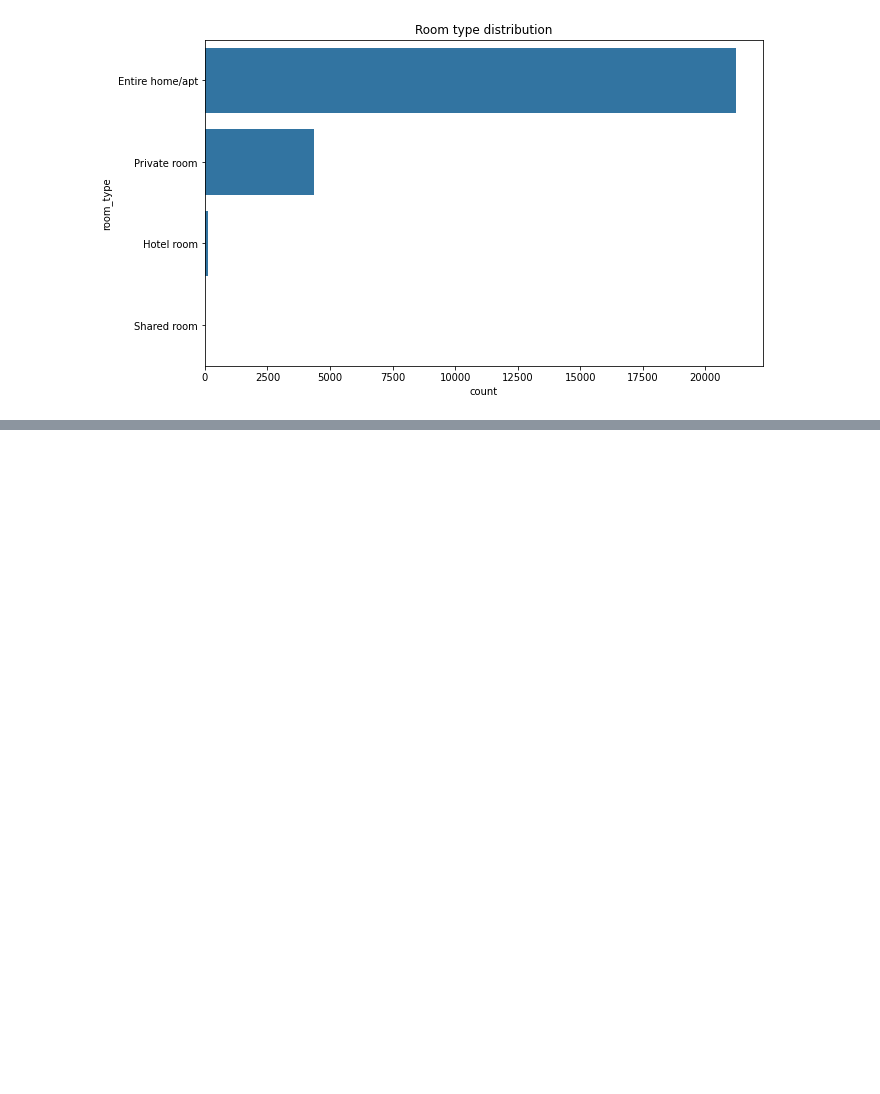
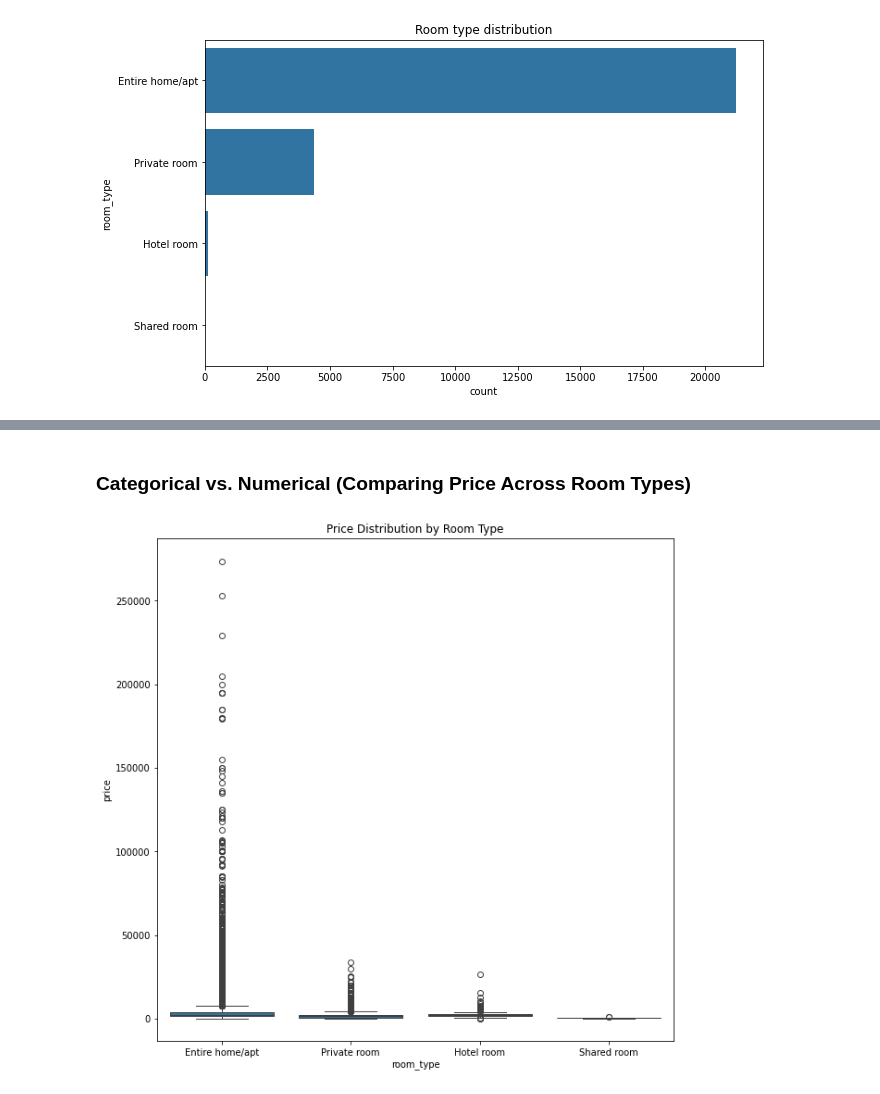
Before and after one commit to wambuiGicheha/Airbnb, a Jupyter notebook: index.ipynb, the cells around one changed output, grey strips where cells are left out. Saved outputs shown, nothing was run; the diff lists cells and outputs as text; code cells hidden in the pictures; blank space fills up the shorter version.

```diff
--- a/index.ipynb
+++ b/index.ipynb
@@ -387,0 +424,10 @@ Name: count, dtype: int64
+# %% [markdown]
+### Categorical vs. Numerical (Comparing Price Across Room Types)
+# %%
+plt.figure(figsize=(10,10))
+sns.boxplot(x=houses["room_type"], y=houses["price"])
+plt.title("Price Distribution by Room Type")
+plt.xticks()
+plt.show()
+# %% [output]
+[figure, added]
```
Also changed, not shown: parts of 11 cells of this notebook.
